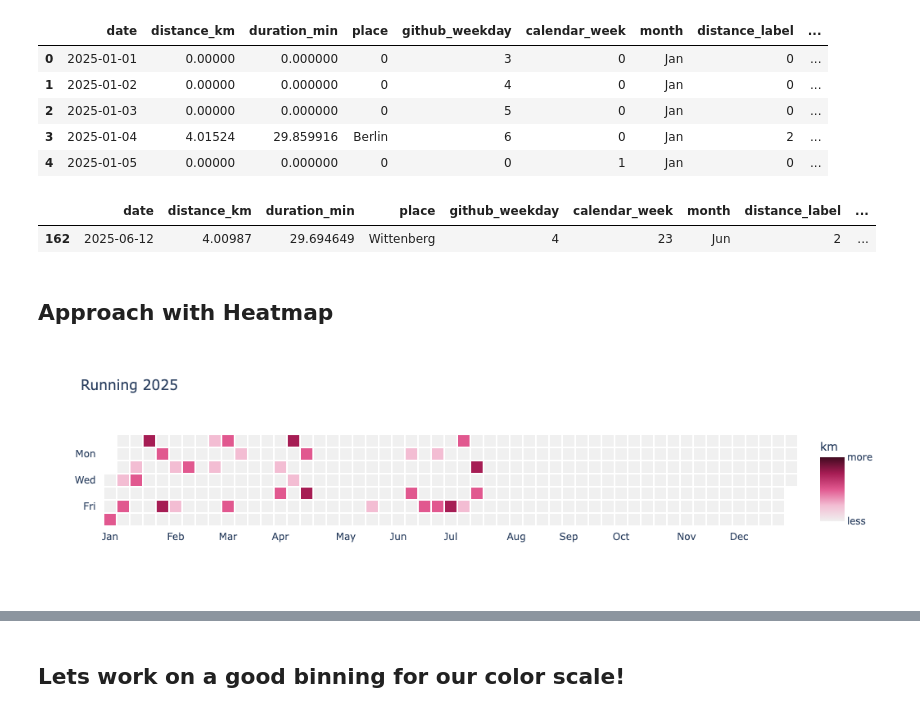
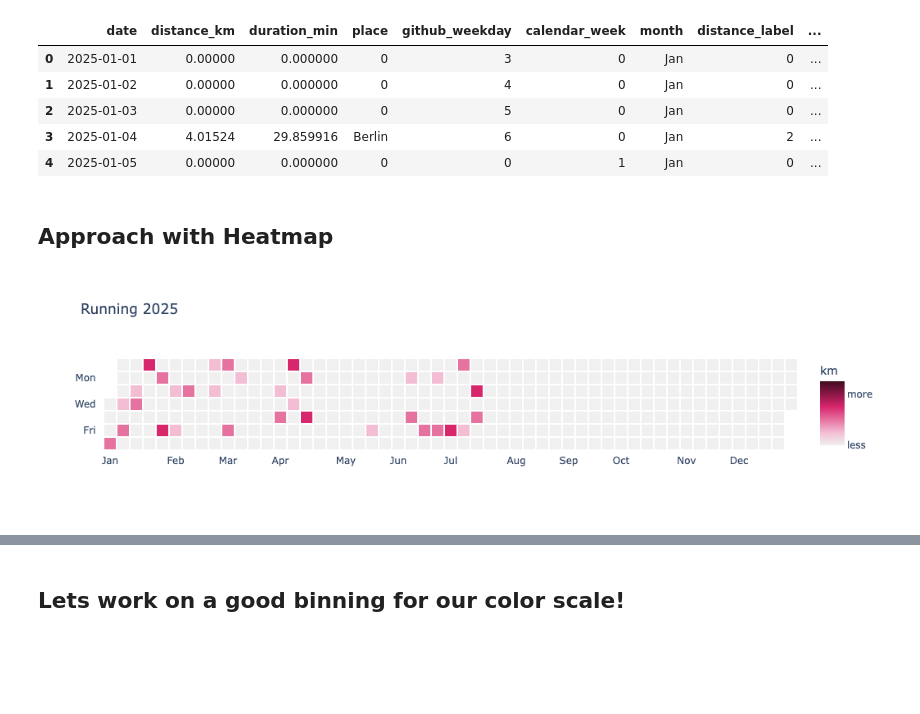
Before and after one commit to rotkehlxen/runbox, a Jupyter notebook: reference.ipynb, the cells around one changed output, grey strips where cells are left out. Cells and saved outputs as stored; diff of their text form; code cells hidden in the pictures; blank space fills up the shorter version.

Commit message:
finish data preprocessing step, polish style functions

```diff
--- a/reference.ipynb
+++ b/reference.ipynb
@@ -321,8 +317,8 @@ dtype: object
 data['github_weekday'] = data.date.apply(lambda x: github_weekday(x))
 data['calendar_week'] = data.date.apply(lambda x: week_of_year(x, 2025))
 #data["day"] = new.date.apply(lambda x: x.strftime("%Y-%m-%d"))
-data['month'] = data.date.apply(lambda x: x.strftime("%b"))
-data['distance_label'] = pd.cut(data.distance_km.round(), bins=[-1, 0, 3, 5, 8, 100], # [-1, 0, 3, 5, 7, 9, 100] # rename this to distance_bin
+#data['month'] = data.date.apply(lambda x: x.strftime("%b"))
+data['distance_bin'] = pd.cut(data.distance_km.round(), bins=[-1, 0, 3, 5, 8, 100], # [-1, 0, 3, 5, 7, 9, 100] # rename this to distance_bin
                         labels=[0, 1, 2, 3, 4])
 data['hover_label'] = data.apply(lambda row: f"{np.round(row['distance_km'],3)} km <br> {row['date']} {'in ' + row['place'] if row['place'] != 0 else ''}", axis=1)
 # %%
@@ -334,16 +330,6 @@ data.head()
 | 2 | 2025-01-03 | 0.00000 | 0.000000 | 0 | 5 | 0 | Jan | 0 | ... |
 | 3 | 2025-01-04 | 4.01524 | 29.859916 | Berlin | 6 | 0 | Jan | 2 | ... |
 | 4 | 2025-01-05 | 0.00000 | 0.000000 | 0 | 0 | 1 | Jan | 0 | ... |
-# %%
-data[data.date == dt.date(2025,6,12)]
-# %% [output]
-|  | date | distance_km | duration_min | place | github_weekday | calendar_week | month | distance_label | ... |
-| 162 | 2025-06-12 | 4.00987 | 29.694649 | Wittenberg | 4 | 23 | Jun | 2 | ... |
 # %%
 import plotly.express as px
 import plotly.graph_objects as go
-# %%
-days_per_month_week = new.groupby(['calendar_week', 'month']).size().reset_index(name='count_days').\
-    sort_values(['calendar_week','count_days'])
-dedup = days_per_month_week.drop_duplicates(subset=['calendar_week'], keep='last')[['calendar_week','month']]
-labels = dedup.drop_duplicates(subset=['month'], keep='first')
@@ -350,22 +387,19 @@ labels = dedup.drop_duplicates(subset=['month'], keep='first')
 # %% [markdown]
 ## Approach with Heatmap
 # %%
+# bins
+bins = [-1, 0, 3, 5, 8, 100]
+num_colors = len(bins) - 1
 # for the values we want to show
-z_matrix = new.pivot(index="github_weekday", columns="calendar_week", values="distance_label")
+z_matrix = data.pivot(index="github_weekday", columns="calendar_week", values="distance_bin")
 # for the date that we need for the labels when hovering
-label_matrix = new.pivot(index="github_weekday", columns="calendar_week", values="hover_label")
+label_matrix = data.pivot(index="github_weekday", columns="calendar_week", values="hover_label")
 label_matrix_str = label_matrix.astype(str).values
 
-# Weekday labels
-weekday_labels = ["","Mon  ","","Wed  ","","Fri  ",""] # add whitespacd
-
 # number of green tones
-num_colors = 4
 custom_colorscale = custom_color_scale(num_colors=num_colors, hue=336, saturation=0.7) # rosered :-)
 # labels for colorscale
-lc = ['']* (num_colors + 1)
-lc[0] = 'less'
-lc[-1] = 'more'
+lc = color_scale_labels(num_colors)
 
 fig = go.Figure(go.Heatmap(
     z=z_matrix.values,                   # 2D data matrix
@@ -375,46 +409,36 @@ fig = go.Figure(go.Heatmap(
     zmin = 0,
     colorscale=custom_colorscale,
     xgap=2, ygap=2,                      # add spacing between cells
     colorbar = dict(
         title= "km",           # ✅ Title of the legend
-        tickvals= list(range(num_colors + 1)),  # ✅ Where to place ticks
-        ticktext= lc  # ✅ Custom labels
+        **color_scale_labels(num_colors)
     ),
     hoverongaps=False,
     text=label_matrix_str,
     hovertemplate=(" %{text}<br>" +          # use the date string here
                    "<extra></extra>"  # hides trace name box
 )))
 
 # Make cells square
 fig.update_yaxes(
     scaleanchor="x",     # enforce square aspect ratio
     autorange='reversed', # reverse to match GitHub style
     tickmode="array",
-    tickvals=list(range(7)),
-    range=[-0.5, 6.5],                      # always show 7 rows
-    ticktext=weekday_labels,
+    range=[-0.5, 6.5],
+    **weekday_labels_y()
 )
 
-
-# Label only some weeks with months
-tickvals = list(labels.calendar_week)
-ticktext = list(labels.month)
-
 fig.update_xaxes(
-    tickvals=tickvals,
-    ticktext=ticktext
+    **week_labels_x(2025)
 )
 
 fig.update_layout(
-    plot_bgcolor='white',        # inside plot area
-    #paper_bgcolor='lightgray',
-    #margin=dict(l=60, r=20, t=40, b=10),
+    plot_bgcolor='white',
     width = 1000,
     height = 300,
     title = "Running 2025"
 )
 
 fig.show()
 # %% [output]
-[figure, old version]
+[figure, new version]
```
Also changed, not shown: parts of 11 cells of this notebook, 2 other files.
